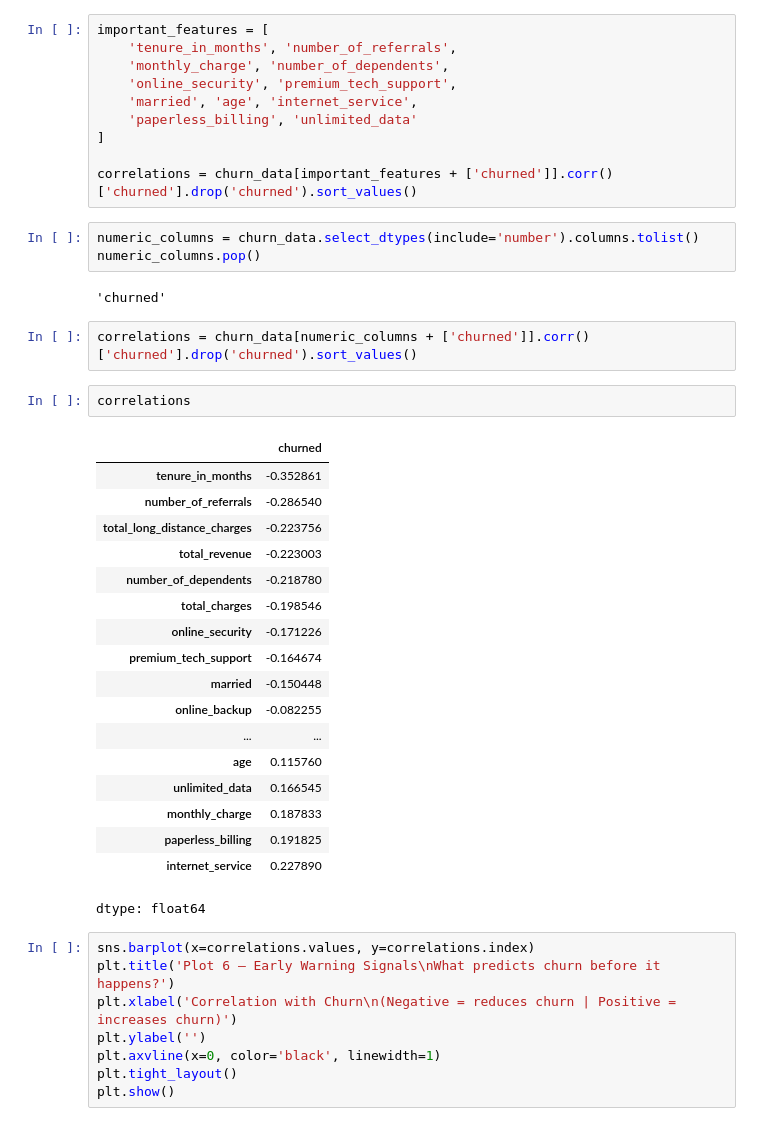
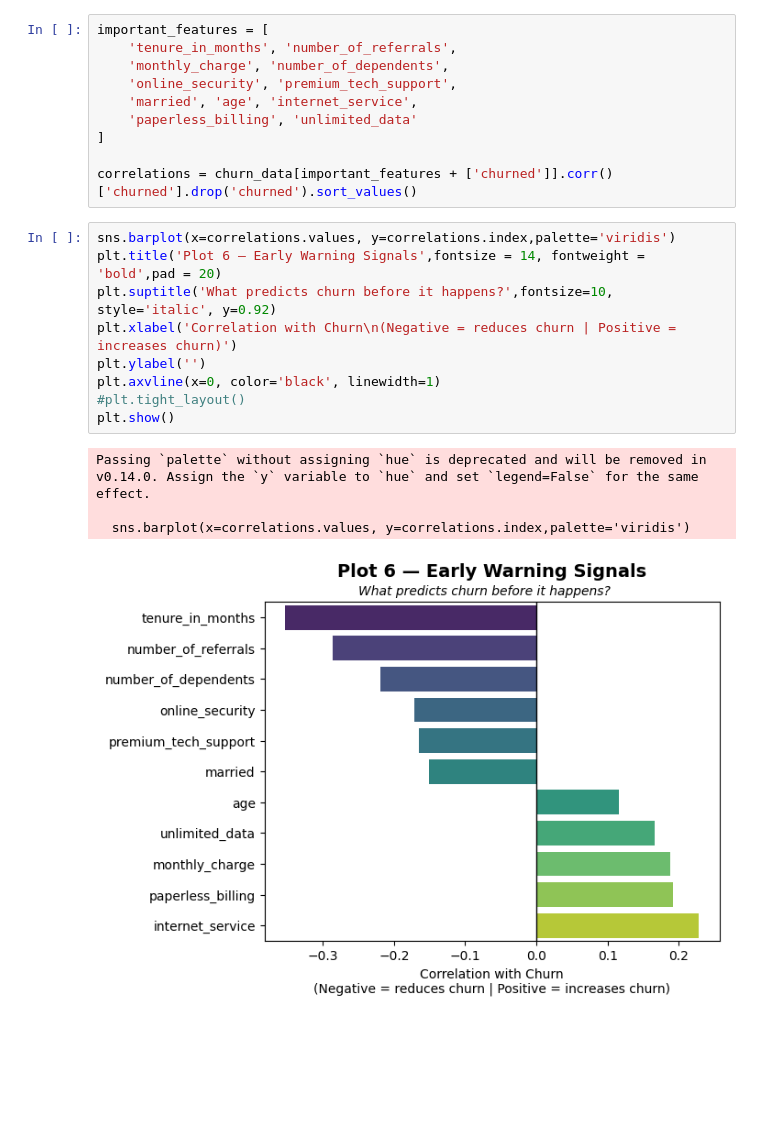
Before and after one commit to Meemansha-spec/EDA-with-Pandas, a Jupyter notebook: Churn_dashboard.ipynb, the cells around one changed output. Drawn from its saved outputs; the diff is of its cells as text; blank space fills up the shorter version.

```diff
--- a/Churn_dashboard.ipynb
+++ b/Churn_dashboard.ipynb
@@ -299,39 +299,17 @@ important_features = [
 ]
 
 correlations = churn_data[important_features + ['churned']].corr()['churned'].drop('churned').sort_values()
-# %%
-numeric_columns = churn_data.select_dtypes(include='number').columns.tolist()
-numeric_columns.pop()
-# %% [output]
-'churned'
-# %%
-correlations = churn_data[numeric_columns + ['churned']].corr()['churned'].drop('churned').sort_values()
-# %%
-correlations
-# %% [output]
-|  | churned |
-| tenure_in_months | -0.352861 |
-| number_of_referrals | -0.286540 |
-| total_long_distance_charges | -0.223756 |
-| total_revenue | -0.223003 |
-| number_of_dependents | -0.218780 |
-| total_charges | -0.198546 |
-| online_security | -0.171226 |
-| premium_tech_support | -0.164674 |
-| married | -0.150448 |
-| online_backup | -0.082255 |
-| ... | ... |
-| age | 0.115760 |
-| unlimited_data | 0.166545 |
-| monthly_charge | 0.187833 |
-| paperless_billing | 0.191825 |
-| internet_service | 0.227890 |
-dtype: float64
 # %%
-sns.barplot(x=correlations.values, y=correlations.index)
-plt.title('Plot 6 — Early Warning Signals\nWhat predicts churn before it happens?')
+sns.barplot(x=correlations.values, y=correlations.index,palette='viridis')
+plt.title('Plot 6 — Early Warning Signals',fontsize = 14, fontweight = 'bold',pad = 20)
+plt.suptitle('What predicts churn before it happens?',fontsize=10, style='italic', y=0.92)
 plt.xlabel('Correlation with Churn\n(Negative = reduces churn | Positive = increases churn)')
 plt.ylabel('')
 plt.axvline(x=0, color='black', linewidth=1)
-plt.tight_layout()
+#plt.tight_layout()
 plt.show()
+# %% [output]
+Passing `palette` without assigning `hue` is deprecated and will be removed in v0.14.0. Assign the `y` variable to `hue` and set `legend=False` for the same effect.
+
+  sns.barplot(x=correlations.values, y=correlations.index,palette='viridis')
+[figure, added]
```
